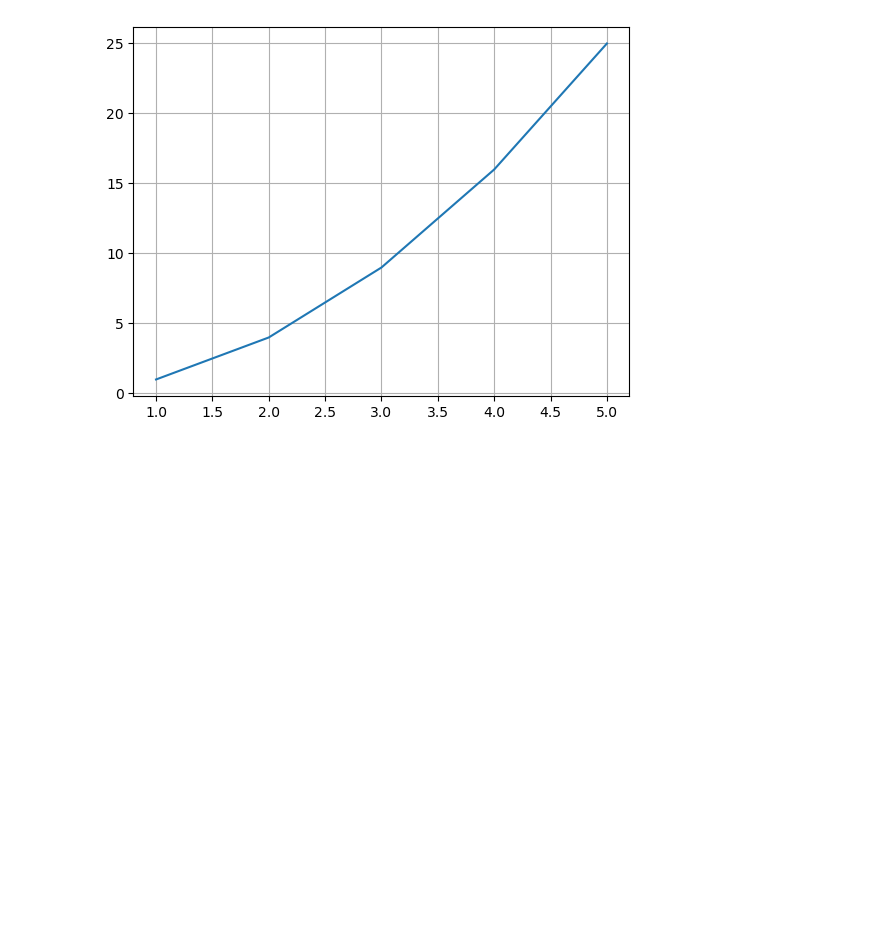
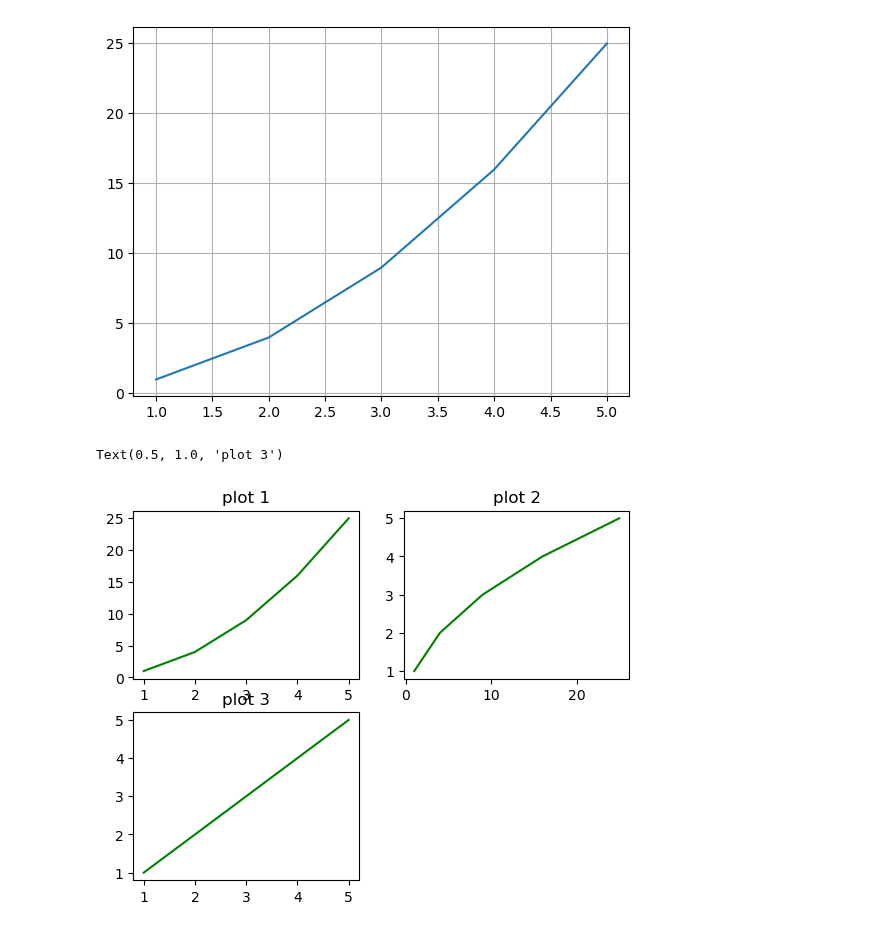
Before and after one commit to vaibhavgaikwad2/Machine-learning-course, a Jupyter notebook: 1)Notes/10-Data Analysis/Matplotlib.ipynb, the cells around one changed output. Saved outputs shown, nothing was run; the diff lists cells and outputs as text; code cells hidden in the pictures; blank space fills up the shorter version.

```diff
--- a/1)Notes/10-Data Analysis/Matplotlib.ipynb
+++ b/1)Notes/10-Data Analysis/Matplotlib.ipynb
@@ -56,0 +55,22 @@ plt.grid(True)
+# %%
+# creating multiple plots
+
+x = [1,2,3,4,5]
+y1 = [1,4,9,16,25]
+y2 = [1,2,3,4,5]
+plt.Figure(figsize=(9,5))
+
+plt.subplot(2,2,1) # --> 1 row nd 1 coloumn and last parameter is for how much graphs you ploting
+plt.plot(x,y1,color='green')
+plt.title('plot 1')
+
+plt.subplot(2,2,2) # --> 1 row nd 1 coloumn
+plt.plot(y1,x,color='green')
+plt.title('plot 2')
+
+plt.subplot(2,2,3) # --> 1 row nd 1 coloumn
+plt.plot(x,y2,color='green')
+plt.title('plot 3')
+# %% [output]
+Text(0.5, 1.0, 'plot 3')
+[figure, added]
```
Also changed, not shown: parts of 1 cell of this notebook.
